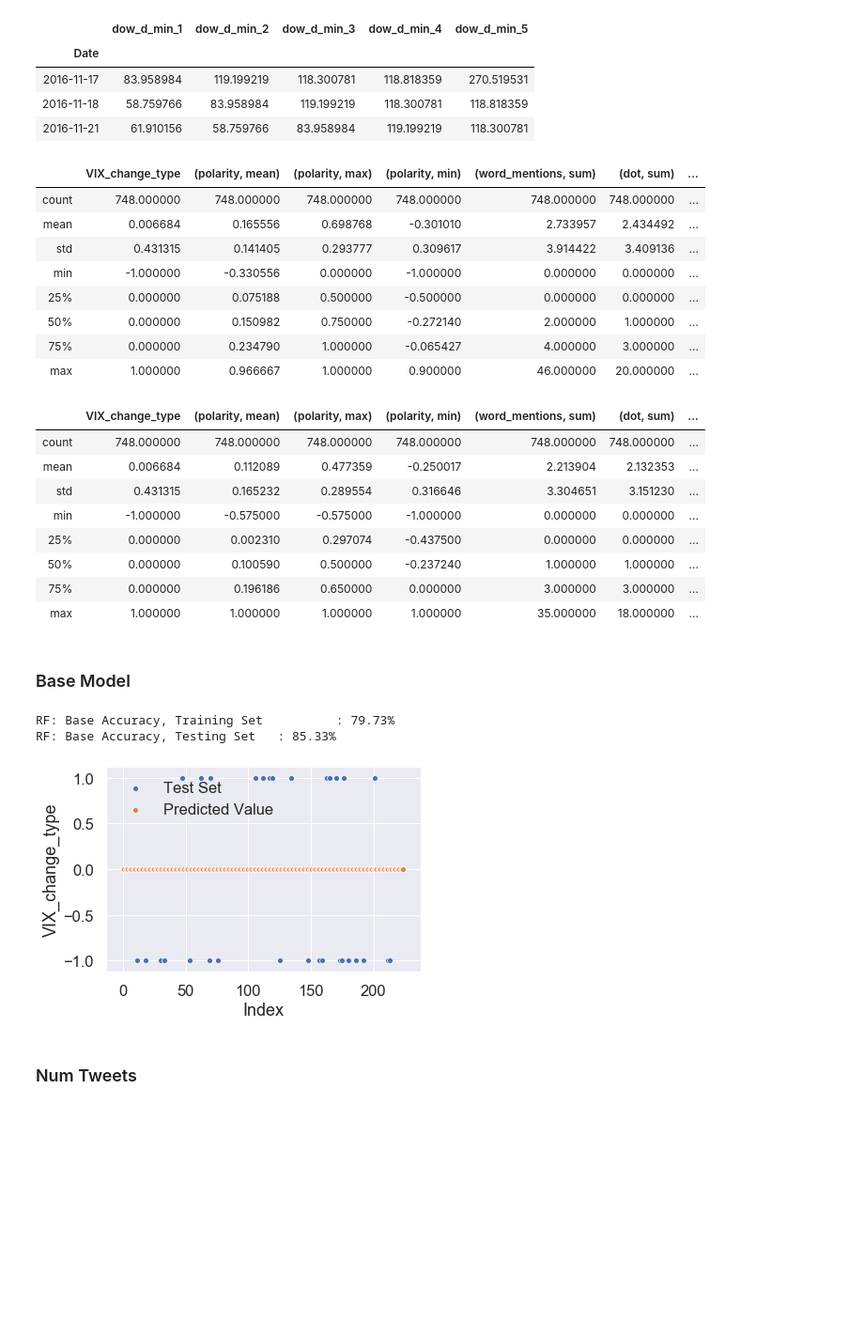
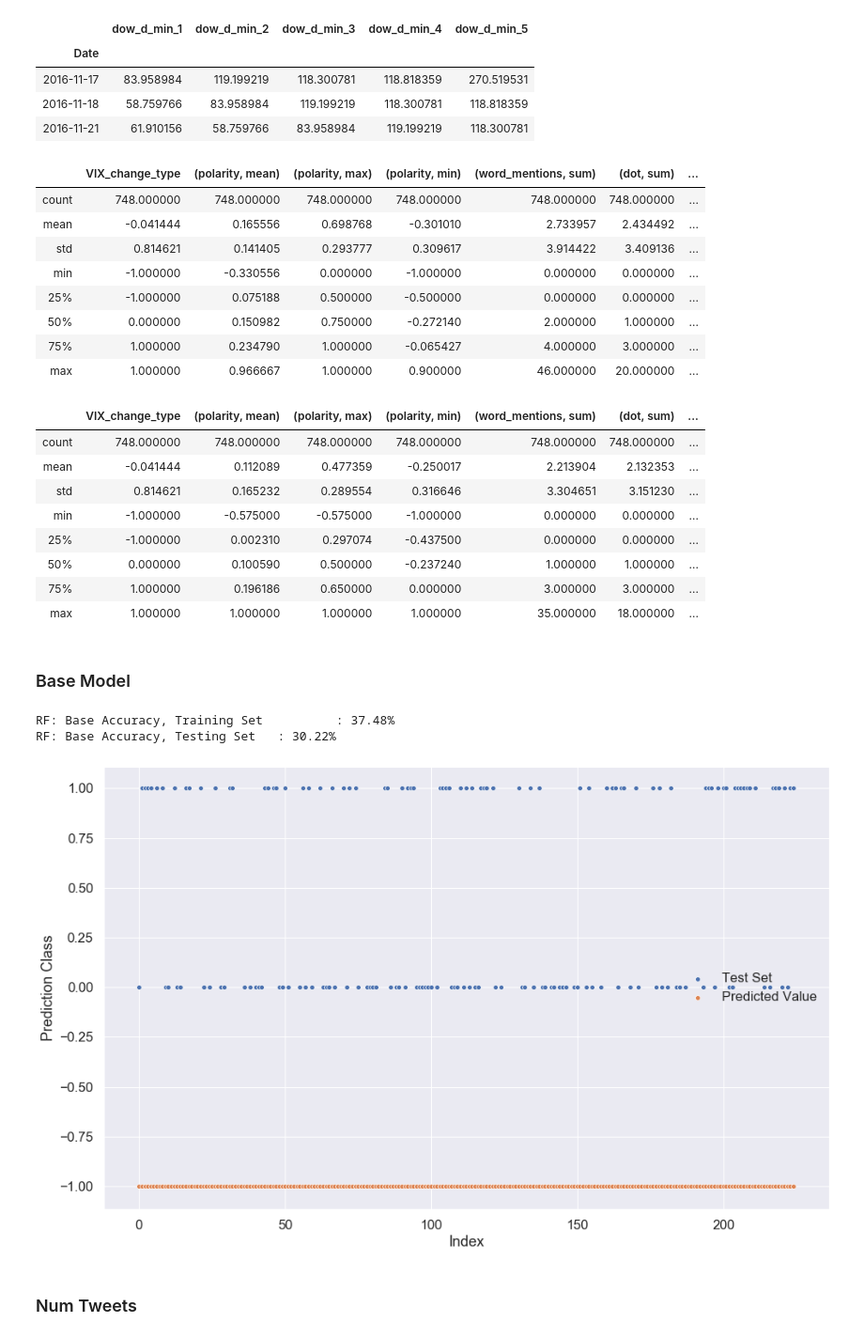
Before and after one commit to ddemarco96/FinalProject40, a Jupyter notebook: Milestone4_Dylan.ipynb, the cells around one changed output. Shown at 94% size. Drawn from its saved outputs; the diff is of its cells as text; code cells hidden in the pictures; blank space fills up the shorter version.

```diff
--- a/Milestone4_Dylan.ipynb
+++ b/Milestone4_Dylan.ipynb
@@ -45,7 +45,7 @@ q67 = vix_df.VIX_Change.quantile(.67)
 std = vix_df.VIX_Change.std()
 mean = vix_df.VIX_Change.mean()
 print(std, mean)
-window = 1
+window = 0.25
 
 vix_df.VIX_change_type[vix_df['VIX_Change'] > (mean + (window * std)) ] = 1
 vix_df.VIX_change_type[vix_df['VIX_Change'] < (mean - (window * std)) ] = -1
@@ -147,21 +147,21 @@ display(model_df_filtered.describe())
 # %% [output]
 |  | VIX_change_type | (polarity, mean) | (polarity, max) | (polarity, min) | (word_mentions, sum) | (dot, sum) | ... |
 | count | 748.000000 | 748.000000 | 748.000000 | 748.000000 | 748.000000 | 748.000000 | ... |
-| mean | 0.006684 | 0.165556 | 0.698768 | -0.301010 | 2.733957 | 2.434492 | ... |
-| std | 0.431315 | 0.141405 | 0.293777 | 0.309617 | 3.914422 | 3.409136 | ... |
+| mean | -0.041444 | 0.165556 | 0.698768 | -0.301010 | 2.733957 | 2.434492 | ... |
+| std | 0.814621 | 0.141405 | 0.293777 | 0.309617 | 3.914422 | 3.409136 | ... |
 | min | -1.000000 | -0.330556 | 0.000000 | -1.000000 | 0.000000 | 0.000000 | ... |
-| 25% | 0.000000 | 0.075188 | 0.500000 | -0.500000 | 0.000000 | 0.000000 | ... |
+| 25% | -1.000000 | 0.075188 | 0.500000 | -0.500000 | 0.000000 | 0.000000 | ... |
 | 50% | 0.000000 | 0.150982 | 0.750000 | -0.272140 | 2.000000 | 1.000000 | ... |
-| 75% | 0.000000 | 0.234790 | 1.000000 | -0.065427 | 4.000000 | 3.000000 | ... |
+| 75% | 1.000000 | 0.234790 | 1.000000 | -0.065427 | 4.000000 | 3.000000 | ... |
 | max | 1.000000 | 0.966667 | 1.000000 | 0.900000 | 46.000000 | 20.000000 | ... |
 |  | VIX_change_type | (polarity, mean) | (polarity, max) | (polarity, min) | (word_mentions, sum) | (dot, sum) | ... |
 | count | 748.000000 | 748.000000 | 748.000000 | 748.000000 | 748.000000 | 748.000000 | ... |
-| mean | 0.006684 | 0.112089 | 0.477359 | -0.250017 | 2.213904 | 2.132353 | ... |
-| std | 0.431315 | 0.165232 | 0.289554 | 0.316646 | 3.304651 | 3.151230 | ... |
+| mean | -0.041444 | 0.112089 | 0.477359 | -0.250017 | 2.213904 | 2.132353 | ... |
+| std | 0.814621 | 0.165232 | 0.289554 | 0.316646 | 3.304651 | 3.151230 | ... |
 | min | -1.000000 | -0.575000 | -0.575000 | -1.000000 | 0.000000 | 0.000000 | ... |
-| 25% | 0.000000 | 0.002310 | 0.297074 | -0.437500 | 0.000000 | 0.000000 | ... |
+| 25% | -1.000000 | 0.002310 | 0.297074 | -0.437500 | 0.000000 | 0.000000 | ... |
 | 50% | 0.000000 | 0.100590 | 0.500000 | -0.237240 | 1.000000 | 1.000000 | ... |
-| 75% | 0.000000 | 0.196186 | 0.650000 | 0.000000 | 3.000000 | 3.000000 | ... |
+| 75% | 1.000000 | 0.196186 | 0.650000 | 0.000000 | 3.000000 | 3.000000 | ... |
 | max | 1.000000 | 1.000000 | 1.000000 | 1.000000 | 35.000000 | 18.000000 | ... |
 # %%
 model_df_full.to_csv('./data/model_df_full.csv')
@@ -171,36 +171,39 @@ model_df_filtered.to_csv('./data/model_df_filtered.csv')
 # %%
 # average model tweet model
 ## basic model fitting
 bm_train, bm_test = train_test_split(model_df_full, train_size=0.7, random_state=42)
 
 train_mode = bm_train['VIX_change_type'].mode()[0]
 
 # Split Data into X,Y
 X_train, y_train = (np.ones(bm_train.shape[0]) * train_mode).reshape(-1,1), bm_train['VIX_change_type']
 X_test, y_test = (np.ones(bm_test.shape[0]) * train_mode).reshape(-1,1), bm_test['VIX_change_type']
 
 model = RandomForestClassifier(n_estimators=50, max_depth=100, random_state=42)
 model.fit(X_train, y_train)
 
 y_pred_train = model.predict(X_train)
 y_pred_test = model.predict(X_test)
 acc_trees_training = accuracy_score(y_train, y_pred_train)
 acc_trees_testing  = accuracy_score(y_test, y_pred_test)
 
 # These are changing with each fit, plus we want a more validated choice for depth, so do that
 print("RF: Base Accuracy, Training Set \t : {:.2%}".format(acc_trees_training))
 print("RF: Base Accuracy, Testing Set \t : {:.2%}".format(acc_trees_testing))
 
+fig, ax = plt.subplots(1,1, figsize=(16, 10))
 x = np.arange(0,y_test.shape[0],1)
 sns.set(font_scale=1.5)
 sns.scatterplot(x ,y_test, label = 'Test Set')
 sns.scatterplot(x ,y_pred_test, label = 'Predicted Value')
 plt.xlabel('Index')
+plt.ylabel("Prediction Class")
+plt.legend(loc="center right")
 plt.show()
 # %% [output]
-RF: Base Accuracy, Training Set          : 79.73%
-RF: Base Accuracy, Testing Set   : 85.33%
+RF: Base Accuracy, Training Set          : 37.48%
+RF: Base Accuracy, Testing Set   : 30.22%
-[figure, old version]
+[figure, new version]
 # %% [markdown]
 ### Num Tweets
 # %% [markdown]
```
Also changed, not shown: parts of 4 cells of this notebook, 2 other files.
